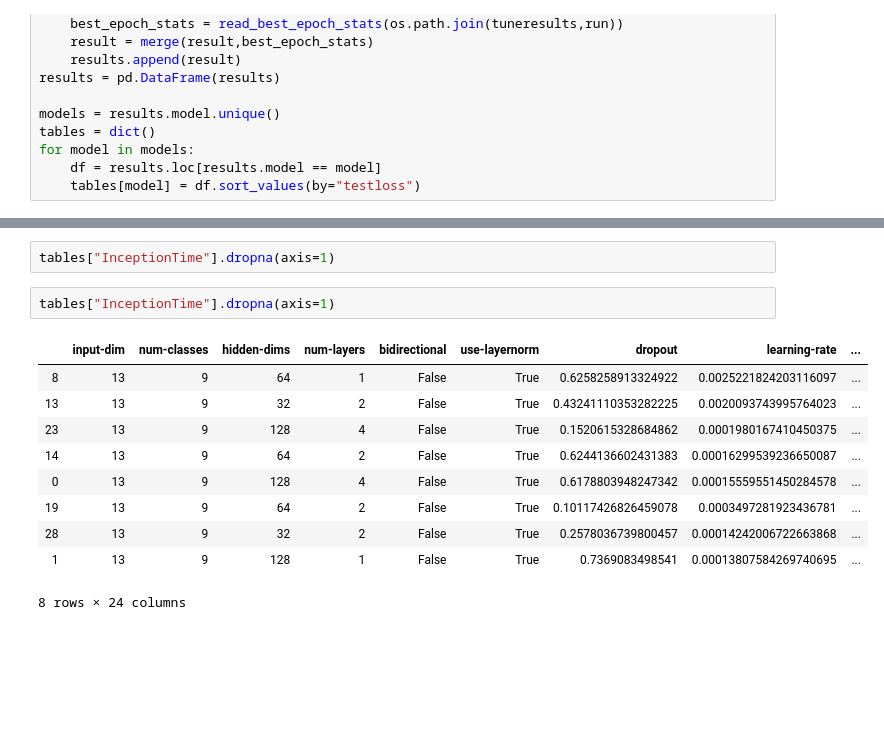
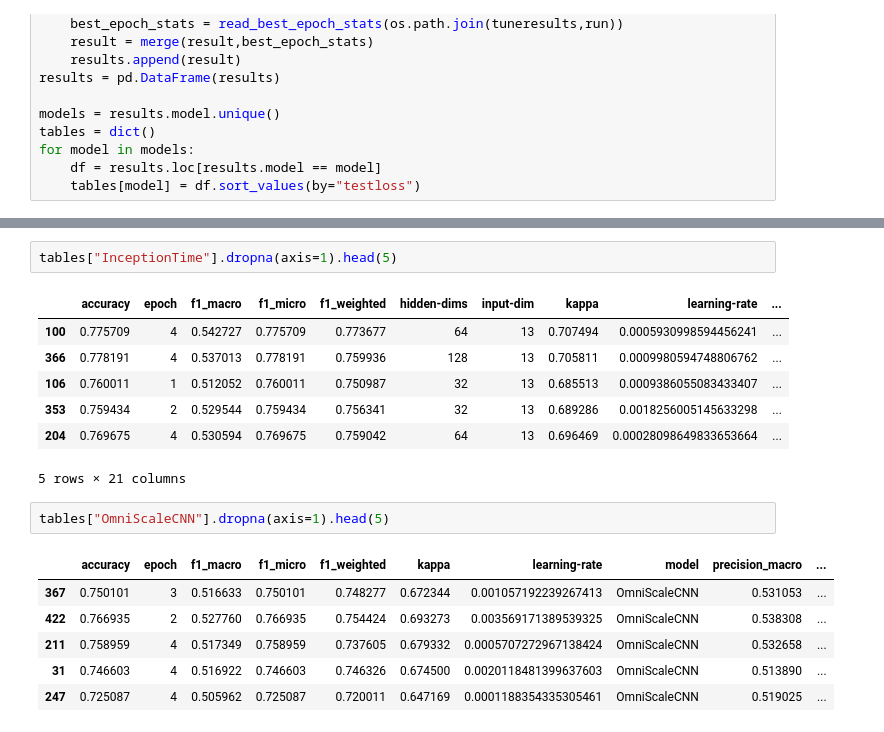
Before and after one commit to dl4sits/BreizhCrops, a Jupyter notebook: notebooks/Hyperparameter.ipynb, the cells around one changed output, grey strips where cells are left out. Cells and saved outputs as stored; diff of their text form; blank space fills up the shorter version.

```diff
--- a/notebooks/Hyperparameter.ipynb
+++ b/notebooks/Hyperparameter.ipynb
@@ -78,15 +144,19 @@ tables["StarRNN"].dropna(axis=1)
 # %%
-tables["InceptionTime"].dropna(axis=1)
+tables["InceptionTime"].dropna(axis=1).head(5)
+# %% [output]
+|  | accuracy | epoch | f1_macro | f1_micro | f1_weighted | hidden-dims | input-dim | kappa | learning-rate | ... |
+| 100 | 0.775709 | 4 | 0.542727 | 0.775709 | 0.773677 | 64 | 13 | 0.707494 | 0.0005930998594456241 | ... |
+| 366 | 0.778191 | 4 | 0.537013 | 0.778191 | 0.759936 | 128 | 13 | 0.705811 | 0.0009980594748806762 | ... |
+| 106 | 0.760011 | 1 | 0.512052 | 0.760011 | 0.750987 | 32 | 13 | 0.685513 | 0.0009386055083433407 | ... |
+| 353 | 0.759434 | 2 | 0.529544 | 0.759434 | 0.756341 | 32 | 13 | 0.689286 | 0.0018256005145633298 | ... |
+| 204 | 0.769675 | 4 | 0.530594 | 0.769675 | 0.759042 | 64 | 13 | 0.696469 | 0.00028098649833653664 | ... |
+5 rows × 21 columns
 # %%
-tables["InceptionTime"].dropna(axis=1)
+tables["OmniScaleCNN"].dropna(axis=1).head(5)
 # %% [output]
-|  | input-dim | num-classes | hidden-dims | num-layers | bidirectional | use-layernorm | dropout | learning-rate | ... |
-| 8 | 13 | 9 | 64 | 1 | False | True | 0.6258258913324922 | 0.0025221824203116097 | ... |
-| 13 | 13 | 9 | 32 | 2 | False | True | 0.43241110353282225 | 0.0020093743995764023 | ... |
-| 23 | 13 | 9 | 128 | 4 | False | True | 0.1520615328684862 | 0.0001980167410450375 | ... |
-| 14 | 13 | 9 | 64 | 2 | False | True | 0.6244136602431383 | 0.00016299539236650087 | ... |
-| 0 | 13 | 9 | 128 | 4 | False | True | 0.6178803948247342 | 0.00015559551450284578 | ... |
-| 19 | 13 | 9 | 64 | 2 | False | True | 0.10117426826459078 | 0.0003497281923436781 | ... |
-| 28 | 13 | 9 | 32 | 2 | False | True | 0.2578036739800457 | 0.00014242006722663868 | ... |
-| 1 | 13 | 9 | 128 | 1 | False | True | 0.7369083498541 | 0.00013807584269740695 | ... |
+|  | accuracy | epoch | f1_macro | f1_micro | f1_weighted | kappa | learning-rate | model | precision_macro | ... |
+| 367 | 0.750101 | 3 | 0.516633 | 0.750101 | 0.748277 | 0.672344 | 0.001057192239267413 | OmniScaleCNN | 0.531053 | ... |
+| 422 | 0.766935 | 2 | 0.527760 | 0.766935 | 0.754424 | 0.693273 | 0.003569171389539325 | OmniScaleCNN | 0.538308 | ... |
+| 211 | 0.758959 | 4 | 0.517349 | 0.758959 | 0.737605 | 0.679332 | 0.0005707272967138424 | OmniScaleCNN | 0.532658 | ... |
+| 31 | 0.746603 | 4 | 0.516922 | 0.746603 | 0.746326 | 0.674500 | 0.0020118481399637603 | OmniScaleCNN | 0.513890 | ... |
+| 247 | 0.725087 | 4 | 0.505962 | 0.725087 | 0.720011 | 0.647169 | 0.0001188354335305461 | OmniScaleCNN | 0.519025 | ... |
-8 rows × 24 columns
```
Also changed, not shown: parts of 19 cells of this notebook.
